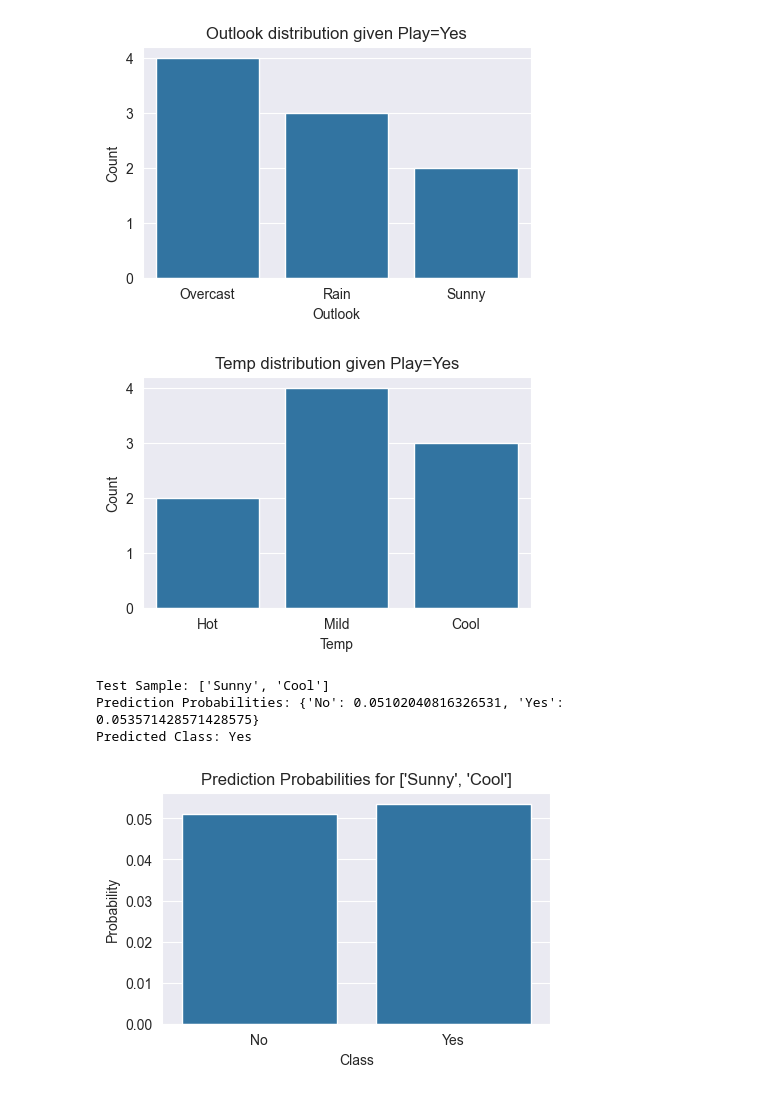
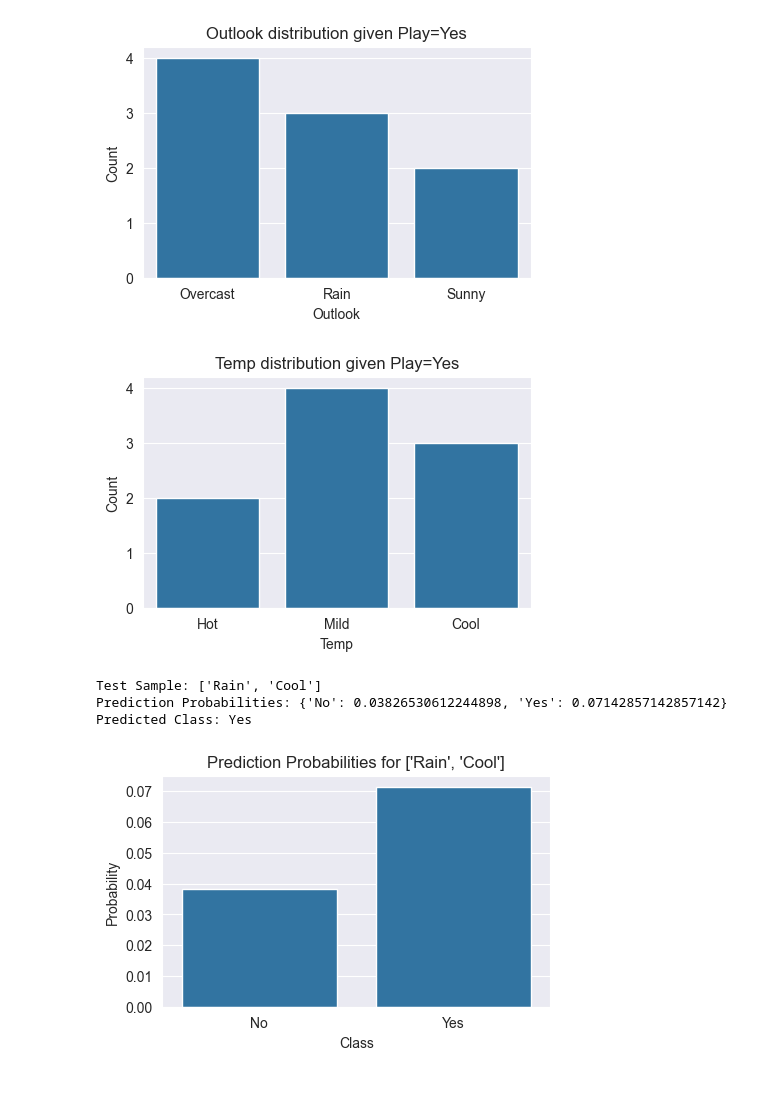
Before and after one commit to pronad1/Python-Library, a Jupyter notebook: AI/Naive bayes classifier.ipynb, the cells around one changed output. Cells and saved outputs as stored; diff of their text form; code cells hidden in the pictures.

```diff
--- a/AI/Naive bayes classifier.ipynb
+++ b/AI/Naive bayes classifier.ipynb
@@ -68,34 +68,34 @@ def plot_feature_distributions(feature_counts):
 def plot_prediction_probs(probs, test_sample):
     plt.figure(figsize=(5, 3))
     sns.barplot(x=list(probs.keys()), y=list(probs.values()))
     plt.title(f"Prediction Probabilities for {test_sample}")
     plt.xlabel("Class")
     plt.ylabel("Probability")
     plt.show()
 
 
 label_counts, feature_counts = train_naive_bayes(dataset)
 
 # Plot training distributions
 plot_feature_distributions(feature_counts)
 
 # Test prediction
-test_sample = ['Sunny', 'Cool']
+test_sample = ['Rain', 'Cool']
 probs = predict_naive_bayes(test_sample, label_counts, feature_counts)
 prediction = max(probs, key=probs.get)
 
 print("Test Sample:", test_sample)
 print("Prediction Probabilities:", probs)
 print("Predicted Class:", prediction)
 
 # Visualize prediction
 plot_prediction_probs(probs, test_sample)
 # %% [output]
 [figure]
 [figure]
 [figure]
 [figure]
-Test Sample: ['Sunny', 'Cool']
-Prediction Probabilities: {'No': 0.05102040816326531, 'Yes': 0.053571428571428575}
+Test Sample: ['Rain', 'Cool']
+Prediction Probabilities: {'No': 0.03826530612244898, 'Yes': 0.07142857142857142}
 Predicted Class: Yes
-[figure, old version]
+[figure, new version]
```
Also changed, not shown: 3 other files.
